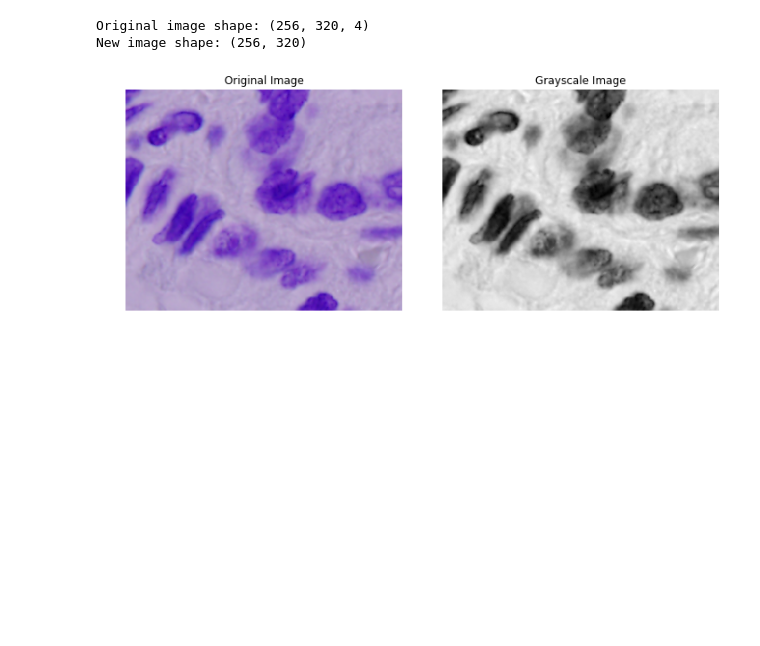
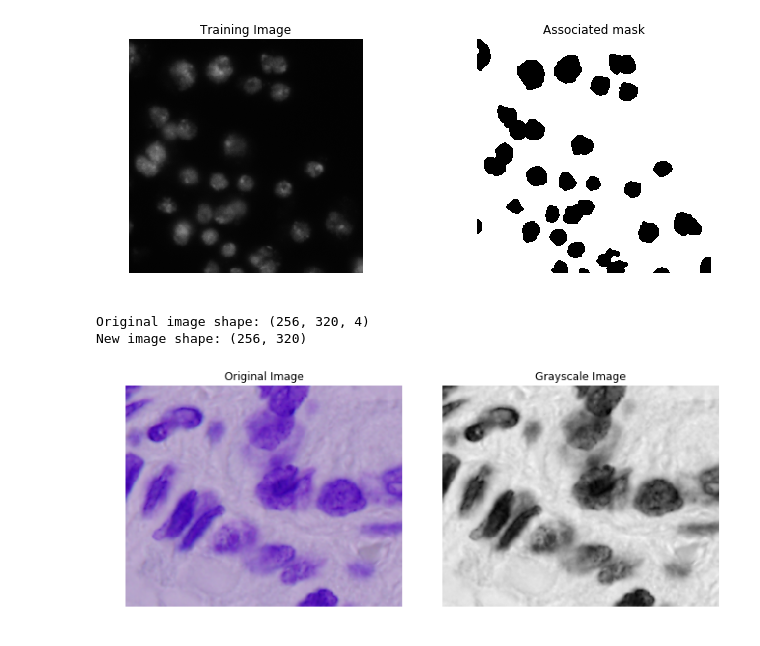
Before and after one commit to Maganik/NucleiIdentification, a Jupyter notebook: Simple image processing.ipynb, the cells around one changed output. Cells and saved outputs as stored; diff of their text form; code cells hidden in the pictures; blank space fills up the shorter version.

Commit message:
training dictionary generation function

```diff
--- a/Simple image processing.ipynb
+++ b/Simple image processing.ipynb
@@ -1,3 +1,88 @@
+# %%
+import pathlib
+import imageio
+import numpy as np
+import time
+import pandas as pd
+import os
+import matplotlib.pyplot as plt
+
+
+folders = []
+training_set = dict()
+idx = 0
+
+p = pathlib.Path("DATA/train/")
+
+#Looking for all the folders existing in train folder
+for i in p.glob('*'):
+
+    path = "DATA/train/"
+    path += i.name;
+
+    f_path = pathlib.Path(path)
+    folders.append(f_path)
+
+
+for p in folders:
+
+    im_p = str(p)
+    im_p += "/images/"
+    ma_p = str(p)
+    ma_p += "/masks/"
+
+    #First, we set the paths for the image and the masks
+
+    im_path = pathlib.Path(im_p)
+    ma_path = pathlib.Path(ma_p)
+
+
+    #Then, we read the image
+    name =""
+    for i in im_path.glob('*.png'):
+        name = i.name
+    im_p += name
+    im = imageio.imread(im_p)
+
+
+    masks = []
+    #Then, we read every sub mask
+    maskp = ma_p
+    for i in ma_path.glob('*.png'):
+        name =""
+        name = i.name
+        ma_p = maskp
+        ma_p += name
+        sub_mask = imageio.imread(ma_p)
+        masks.append(sub_mask)
+
+    mask = masks[0]
+    for m in masks:
+        mask = np.where((mask + m) > 200, 255, 0)
+        #Finaly, we regroup every sub mask in a single one.
+
+
+    #We add the image and its mask to the dictionary
+    training_set[idx] = (im, mask)
+    idx += 1
+
+
+plt.figure(figsize=(10,4))
+
+plt.subplot(1,2,1)
+plt.imshow(training_set[0][0])
+plt.axis('off')
+plt.title('Training Image')
+
+plt.subplot(1,2,2)
+plt.imshow(training_set[0][1], cmap='binary')
+plt.axis('off')
+plt.title('Associated mask')
+
+plt.tight_layout()
+plt.show()
+# %% [output]
+[figure, added]
 # %%
 import pathlib
 import imageio
```
